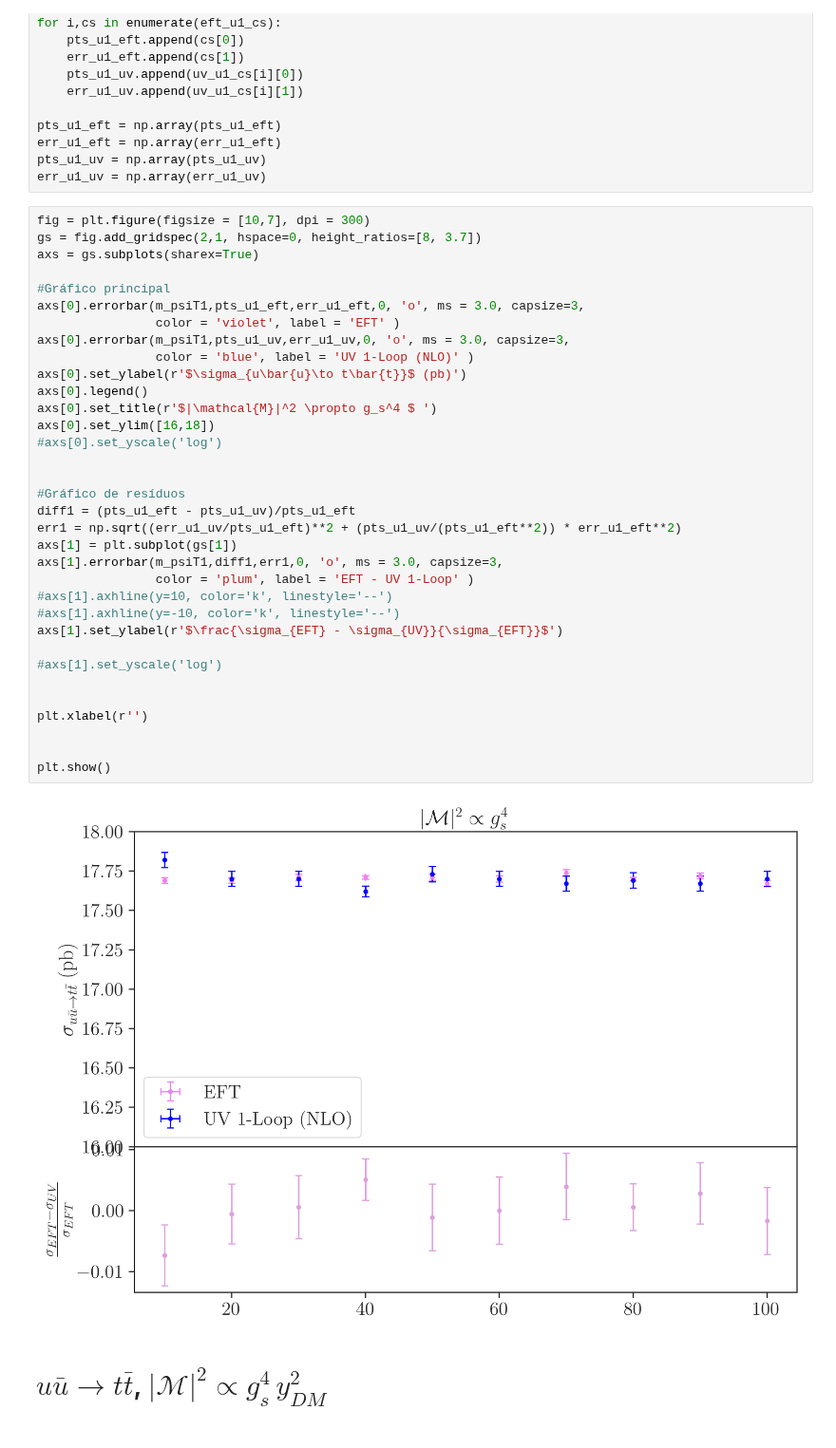
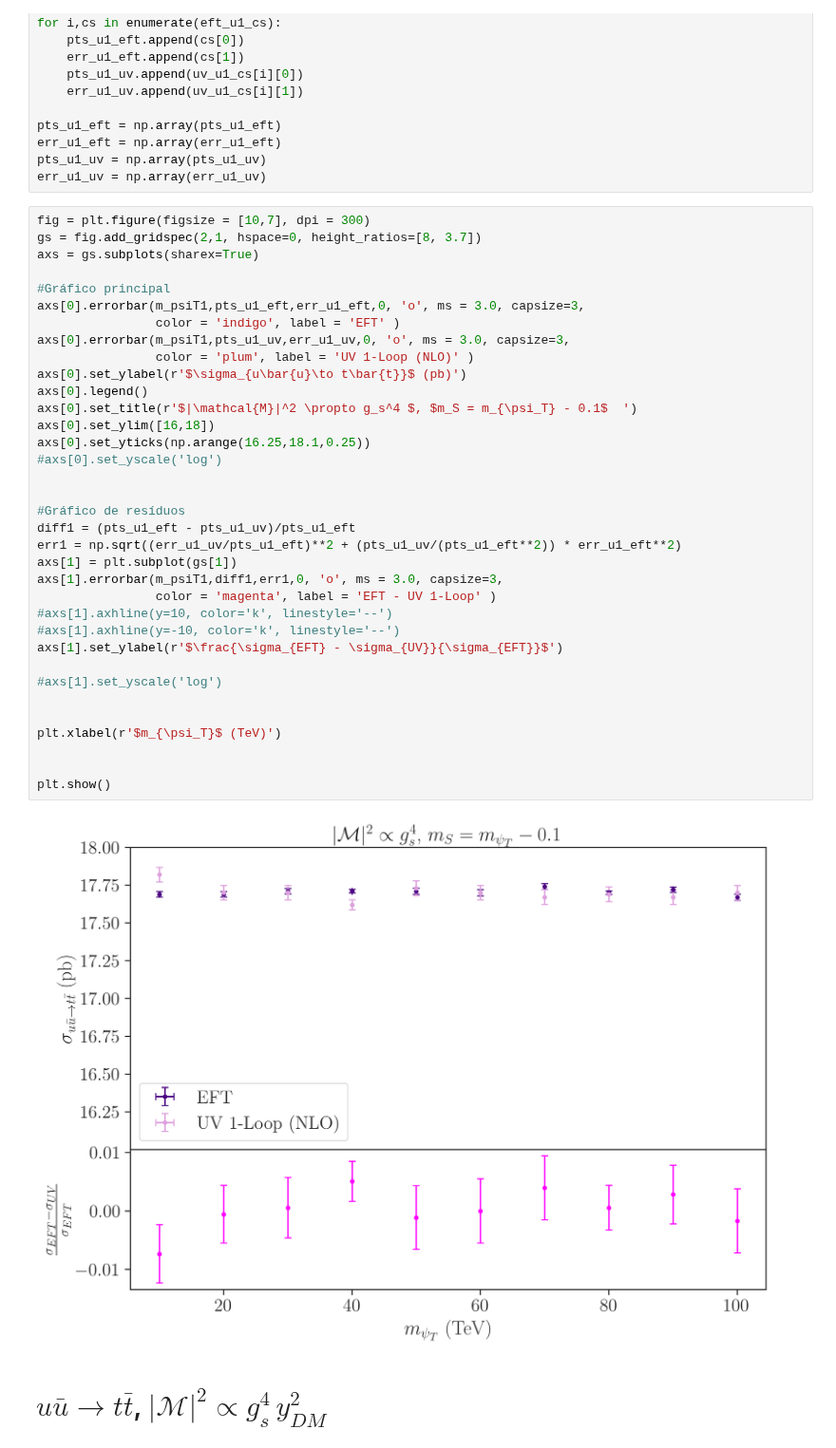
Before and after one commit to viniciusrocca/EFT_ToyModel, a Jupyter notebook: Plots/Validation.ipynb, the cells around one changed output. Shown at 95% size. Drawn from its saved outputs; the diff is of its cells as text.

```diff
--- a/Plots/Validation.ipynb
+++ b/Plots/Validation.ipynb
@@ -60,39 +60,40 @@ err_u1_uv = np.array(err_u1_uv)
 # %%
 fig = plt.figure(figsize = [10,7], dpi = 300)
 gs = fig.add_gridspec(2,1, hspace=0, height_ratios=[8, 3.7])
 axs = gs.subplots(sharex=True)
 
 #Gráfico principal
 axs[0].errorbar(m_psiT1,pts_u1_eft,err_u1_eft,0, 'o', ms = 3.0, capsize=3,
-                color = 'violet', label = 'EFT' )
+                color = 'indigo', label = 'EFT' )
 axs[0].errorbar(m_psiT1,pts_u1_uv,err_u1_uv,0, 'o', ms = 3.0, capsize=3,
-                color = 'blue', label = 'UV 1-Loop (NLO)' )
+                color = 'plum', label = 'UV 1-Loop (NLO)' )
 axs[0].set_ylabel(r'$\sigma_{u\bar{u}\to t\bar{t}}$ (pb)')
 axs[0].legend()
-axs[0].set_title(r'$|\mathcal{M}|^2 \propto g_s^4 $ ')
+axs[0].set_title(r'$|\mathcal{M}|^2 \propto g_s^4 $, $m_S = m_{\psi_T} - 0.1$  ')
 axs[0].set_ylim([16,18])
+axs[0].set_yticks(np.arange(16.25,18.1,0.25))
 #axs[0].set_yscale('log')
 
 
 #Gráfico de resíduos
 diff1 = (pts_u1_eft - pts_u1_uv)/pts_u1_eft
 err1 = np.sqrt((err_u1_uv/pts_u1_eft)**2 + (pts_u1_uv/(pts_u1_eft**2)) * err_u1_eft**2)
 axs[1] = plt.subplot(gs[1])
 axs[1].errorbar(m_psiT1,diff1,err1,0, 'o', ms = 3.0, capsize=3,
-                color = 'plum', label = 'EFT - UV 1-Loop' )
+                color = 'magenta', label = 'EFT - UV 1-Loop' )
 #axs[1].axhline(y=10, color='k', linestyle='--')
 #axs[1].axhline(y=-10, color='k', linestyle='--')
 axs[1].set_ylabel(r'$\frac{\sigma_{EFT} - \sigma_{UV}}{\sigma_{EFT}}$')
 
 #axs[1].set_yscale('log')
 
 
-plt.xlabel(r'')
+plt.xlabel(r'$m_{\psi_T}$ (TeV)')
 
 
 plt.show()
 # %% [output]
-[figure, old version]
+[figure, new version]
 # %% [markdown]
 # $ u \bar{u}\to t \bar{t}$, $|\mathcal{M}|^2 \propto g_s^4 \, y_{DM}^2$
 # %%
```
Also changed, not shown: parts of 8 cells of this notebook.
